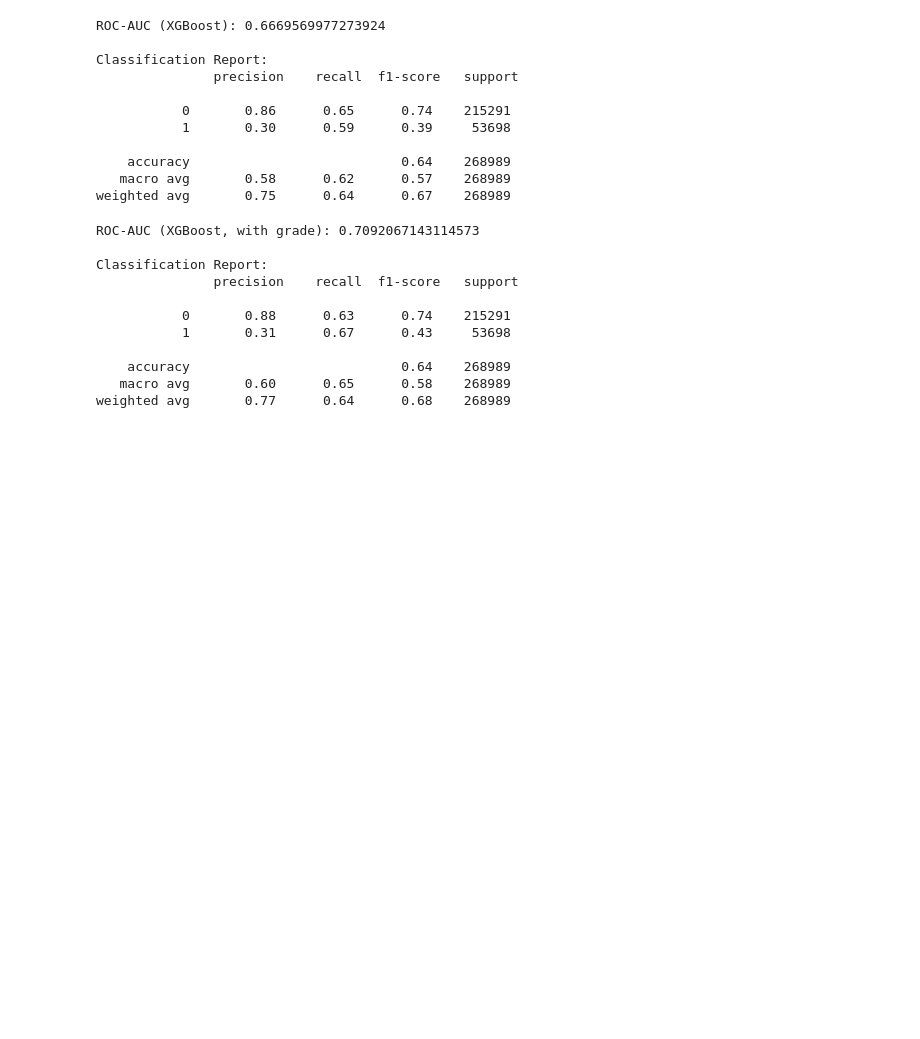
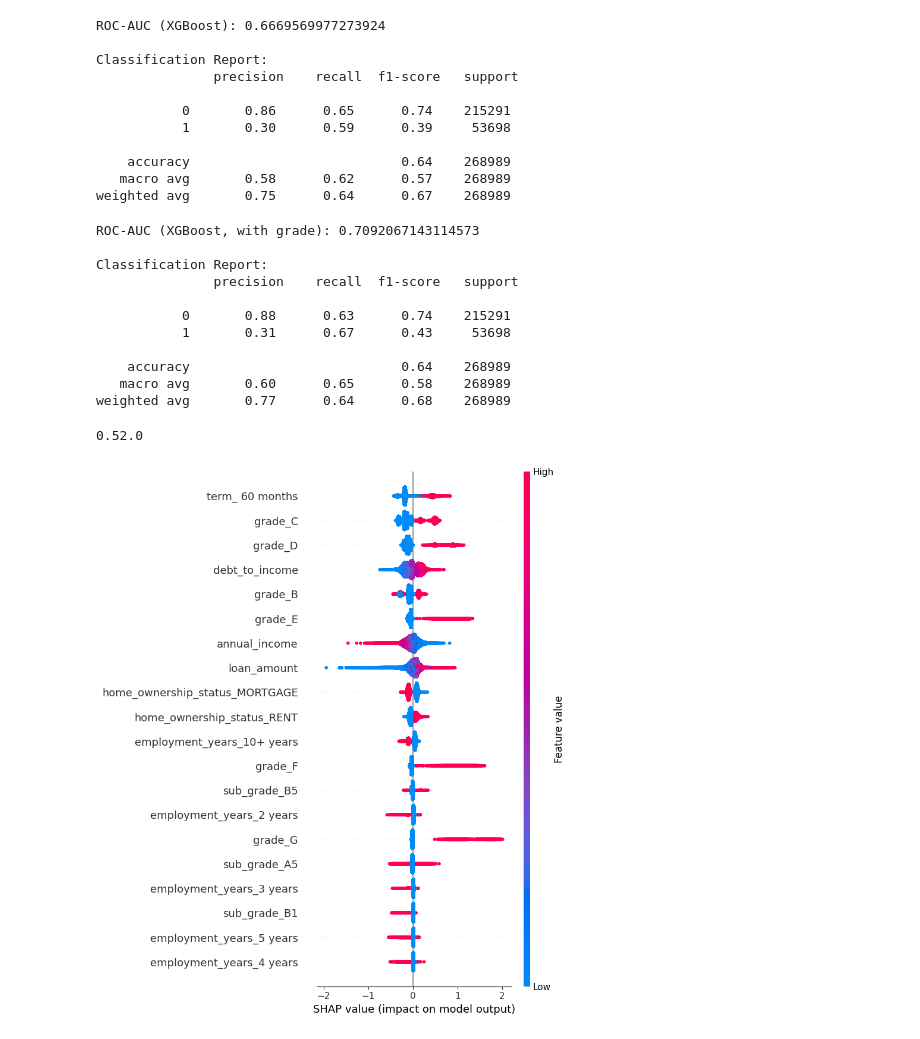
Before and after one commit to Prerit-srivastava12/Credit-Default-Prediction-Project, a Jupyter notebook: credit_default_model.ipynb, the cells around one changed output. Drawn from its saved outputs; the diff is of its cells as text; code cells hidden in the pictures; blank space fills up the shorter version.

Commit message:
Added SHAP explainability analysis

```diff
--- a/credit_default_model.ipynb
+++ b/credit_default_model.ipynb
@@ -292,3 +292,15 @@ Classification Report:
     accuracy                           0.64    268989
    macro avg       0.60      0.65      0.58    268989
 weighted avg       0.77      0.64      0.68    268989
+# %%
+import shap
+print(shap.__version__)
+# %% [output]
+0.52.0
+# %%
+explainer = shap.TreeExplainer(xgb_model_v2)
+shap_values = explainer.shap_values(X_test_v2)
+# %%
+shap.summary_plot(shap_values, X_test_v2)
+# %% [output]
+[figure, added]
```
